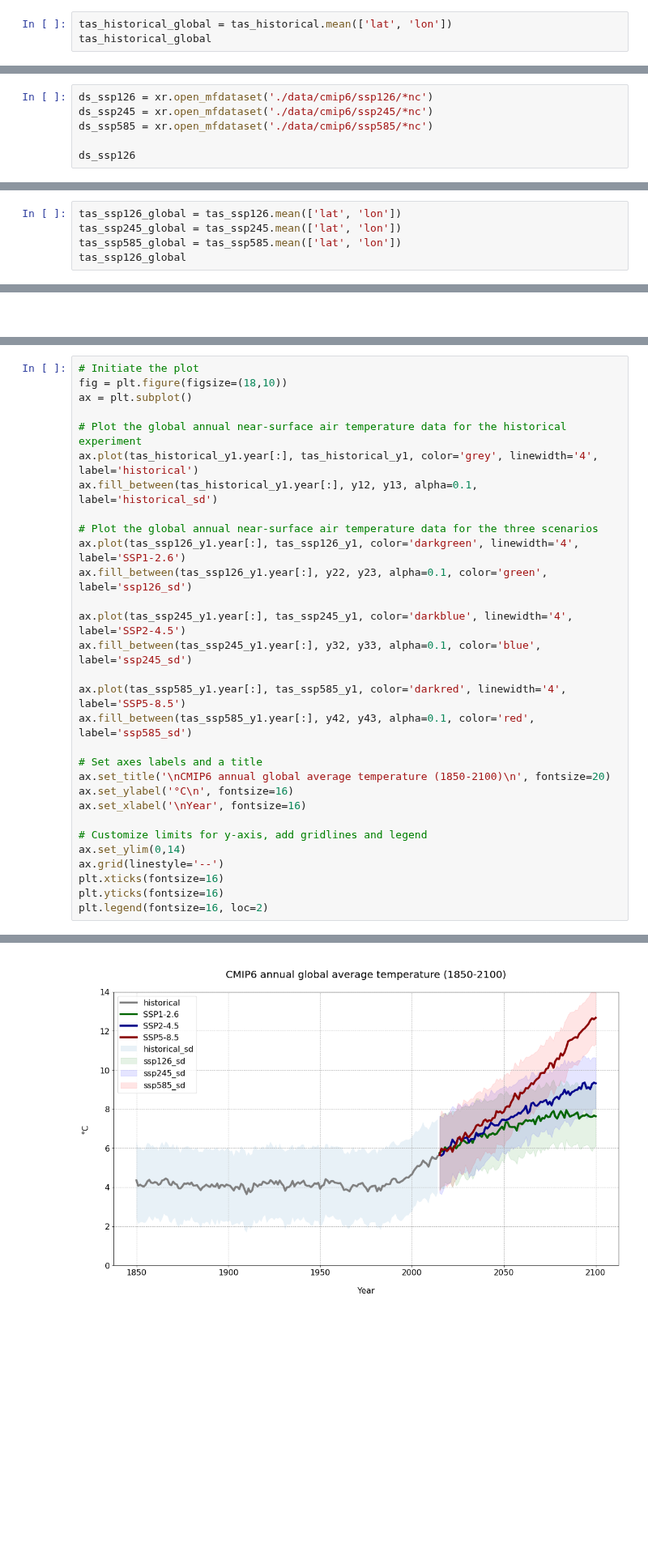
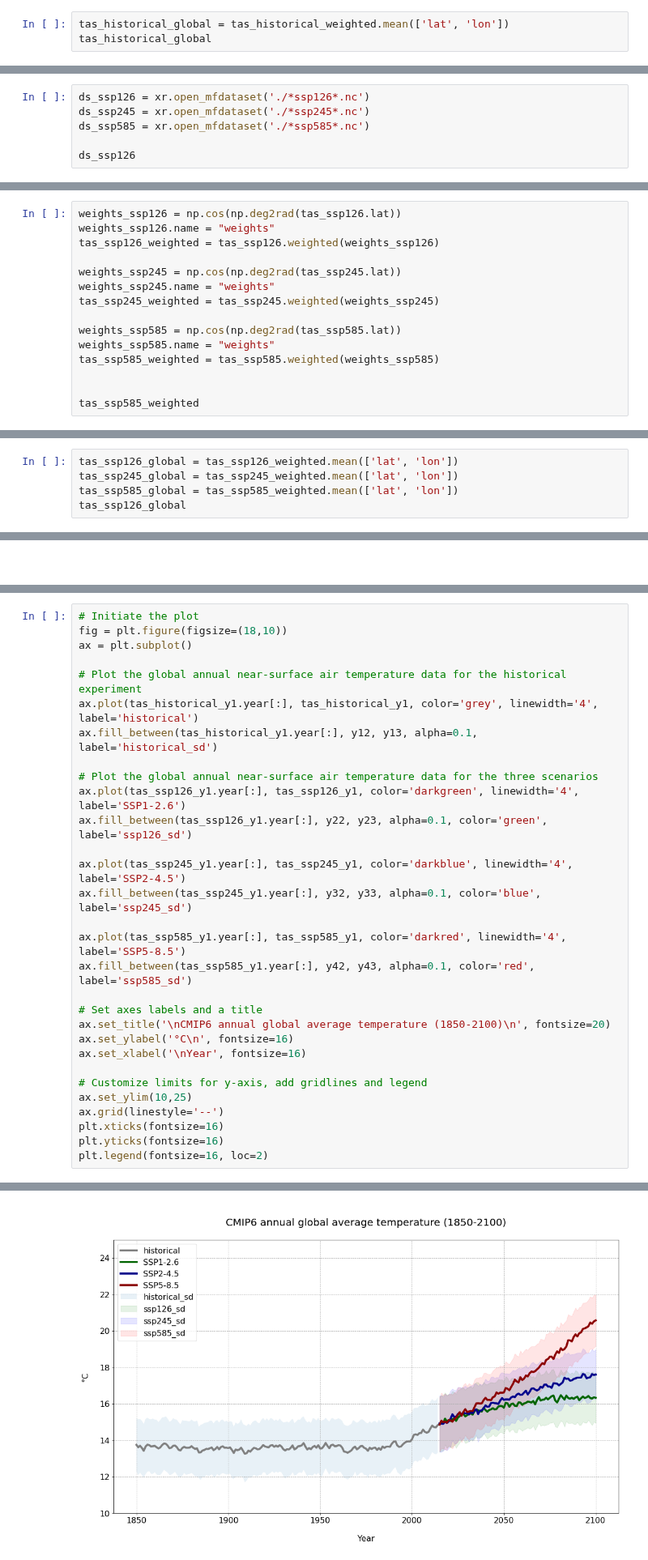
Before and after one commit to ecmwf-projects/copernicus-training, a Jupyter notebook: 131_c3s_cmip6_global_climate_projections.ipynb, the cells around one changed output, grey strips where cells are left out. Shown at 81% size. Saved outputs shown, nothing was run; the diff lists cells and outputs as text; blank space fills up the shorter version.

```diff
--- a/131_c3s_cmip6_global_climate_projections.ipynb
+++ b/131_c3s_cmip6_global_climate_projections.ipynb
@@ -235,5 +308,5 @@ The next step is to aggregate the temperature values spatially and compute the g
 # %%
-tas_historical_global = tas_historical.mean(['lat', 'lon'])
+tas_historical_global = tas_historical_weighted.mean(['lat', 'lon'])
 tas_historical_global
 # %% [output]
 <xarray.DataArray 'tas' (time: 1979)>
@@ -308,7 +376,7 @@ You can open the data files for each of the three scenarios. The result are thre
 # %%
-ds_ssp126 = xr.open_mfdataset('./data/cmip6/ssp126/*nc')
-ds_ssp245 = xr.open_mfdataset('./data/cmip6/ssp245/*nc')
-ds_ssp585 = xr.open_mfdataset('./data/cmip6/ssp585/*nc')
+ds_ssp126 = xr.open_mfdataset('./*ssp126*.nc')
+ds_ssp245 = xr.open_mfdataset('./*ssp245*.nc')
+ds_ssp585 = xr.open_mfdataset('./*ssp585*.nc')
 
 ds_ssp126
 # %% [output]
@@ -418,0 +491,15 @@ history :
+# %%
+weights_ssp126 = np.cos(np.deg2rad(tas_ssp126.lat))
+weights_ssp126.name = "weights"
+tas_ssp126_weighted = tas_ssp126.weighted(weights_ssp126)
+
+weights_ssp245 = np.cos(np.deg2rad(tas_ssp245.lat))
+weights_ssp245.name = "weights"
+tas_ssp245_weighted = tas_ssp245.weighted(weights_ssp245)
+
+weights_ssp585 = np.cos(np.deg2rad(tas_ssp585.lat))
+weights_ssp585.name = "weights"
+tas_ssp585_weighted = tas_ssp585.weighted(weights_ssp585)
+
+
+tas_ssp585_weighted
@@ -423,6 +510,6 @@ The resulting data arrays have only one dimensions left: `time`. Note that this
 # %%
-tas_ssp126_global = tas_ssp126.mean(['lat', 'lon'])
-tas_ssp245_global = tas_ssp245.mean(['lat', 'lon'])
-tas_ssp585_global = tas_ssp585.mean(['lat', 'lon'])
+tas_ssp126_global = tas_ssp126_weighted.mean(['lat', 'lon'])
+tas_ssp245_global = tas_ssp245_weighted.mean(['lat', 'lon'])
+tas_ssp585_global = tas_ssp585_weighted.mean(['lat', 'lon'])
 tas_ssp126_global
 # %% [output]
@@ -617,35 +694,35 @@ y22, y23
 # Initiate the plot
 fig = plt.figure(figsize=(18,10))
 ax = plt.subplot()
 
 # Plot the global annual near-surface air temperature data for the historical experiment
 ax.plot(tas_historical_y1.year[:], tas_historical_y1, color='grey', linewidth='4', label='historical')
 ax.fill_between(tas_historical_y1.year[:], y12, y13, alpha=0.1, label='historical_sd')
 
 # Plot the global annual near-surface air temperature data for the three scenarios
 ax.plot(tas_ssp126_y1.year[:], tas_ssp126_y1, color='darkgreen', linewidth='4', label='SSP1-2.6')
 ax.fill_between(tas_ssp126_y1.year[:], y22, y23, alpha=0.1, color='green', label='ssp126_sd')
 
 ax.plot(tas_ssp245_y1.year[:], tas_ssp245_y1, color='darkblue', linewidth='4', label='SSP2-4.5')
 ax.fill_between(tas_ssp245_y1.year[:], y32, y33, alpha=0.1, color='blue', label='ssp245_sd')
 
 ax.plot(tas_ssp585_y1.year[:], tas_ssp585_y1, color='darkred', linewidth='4', label='SSP5-8.5')
 ax.fill_between(tas_ssp585_y1.year[:], y42, y43, alpha=0.1, color='red', label='ssp585_sd')
 
 # Set axes labels and a title
 ax.set_title('\nCMIP6 annual global average temperature (1850-2100)\n', fontsize=20)
 ax.set_ylabel('°C\n', fontsize=16)
 ax.set_xlabel('\nYear', fontsize=16)
 
 # Customize limits for y-axis, add gridlines and legend
-ax.set_ylim(0,14)
+ax.set_ylim(10,25)
 ax.grid(linestyle='--')
 plt.xticks(fontsize=16)
 plt.yticks(fontsize=16)
 plt.legend(fontsize=16, loc=2)
 # %% [output]
 <matplotlib.legend.Legend at 0x...>
-[figure, old version]
+[figure, new version]
 # %% [markdown]
 <hr>
 # %% [markdown]
```
Also changed, not shown: parts of 46 cells of this notebook, 10 other files.
